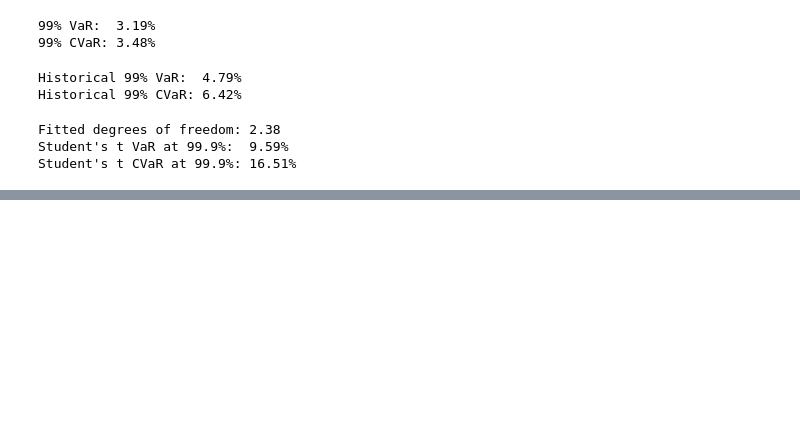
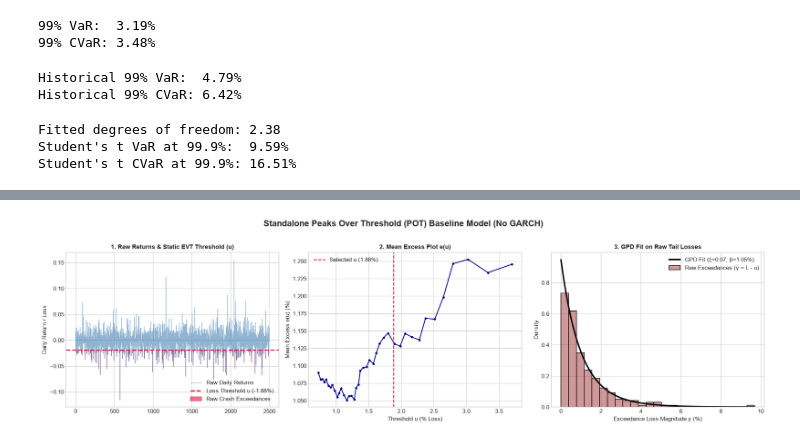
Before and after one commit to adhyanambisan/EVT, a Jupyter notebook: Tail_Risk.ipynb, the cells around one changed output, grey strips where cells are left out. Drawn from its saved outputs; the diff is of its cells as text; code cells hidden in the pictures; blank space fills up the shorter version.

```diff
--- a/Tail_Risk.ipynb
+++ b/Tail_Risk.ipynb
@@ -99,0 +281,78 @@ Student's t CVaR at 99.9%: 16.51%
+# %%
+import numpy as np
+import pandas as pd
+import matplotlib.pyplot as plt
+import seaborn as sns
+from scipy.stats import genpareto
+
+# Set clean aesthetic style
+plt.style.use('seaborn-v0_8-whitegrid' if 'seaborn-v0_8-whitegrid' in plt.style.available else 'default')
+fig, axes = plt.subplots(1, 3, figsize=(18, 5), dpi=120)
+fig.suptitle('Standalone Peaks Over Threshold (POT) Baseline Model (No GARCH)', fontsize=15, fontweight='bold', y=1.02)
+
+# -----------------------------------------------------------------------------
+# 1. Generate Raw Return Data with Heavy Tails
+# -----------------------------------------------------------------------------
+np.random.seed(42)
+n_obs = 2500
+# Simulate returns with fat-tailed Student-t distribution
+raw_returns = pd.Series(np.random.standard_t(df=4, size=n_obs) * 0.012)
+losses = -raw_returns.values  # Invert sign so crashes become positive loss values
+
+# Select threshold u at 90th percentile of raw losses
+u_quantile = 0.90
+u = np.quantile(losses, u_quantile)
+exceedances = losses[losses > u] - u
+
+# Fit GPD directly to raw exceedances via Maximum Likelihood Estimation
+xi, _, beta = genpareto.fit(exceedances, floc=0)
+
+# -----------------------------------------------------------------------------
+# Panel 1: Raw Returns Time Series & Static Loss Threshold
+# -----------------------------------------------------------------------------
+ax1 = axes[0]
+ax1.plot(raw_returns, color='steelblue', alpha=0.6, linewidth=0.8, label='Raw Daily Returns')
+ax1.axhline(-u, color='crimson', linestyle='--', linewidth=2, label=f'Loss Threshold u (-{u*100:.2f}%)')
+ax1.fill_between(range(n_obs), raw_returns, -u, where=(raw_returns < -u), color='crimson', alpha=0.6, label='Raw Crash Exceedances')
+ax1.set_title('1. Raw Returns & Static EVT Threshold (u)', fontsize=11, fontweight='bold')
+ax1.set_ylabel('Daily Return / Loss')
+ax1.legend(loc='lower right')
+
+# -----------------------------------------------------------------------------
+# Panel 2: Diagnostic Mean Excess Plot (MEP) for Threshold Selection
+# -----------------------------------------------------------------------------
+threshold_grid = np.quantile(losses, np.linspace(0.70, 0.98, 40))
+mean_excess_values = []
+
+for u_val in threshold_grid:
+    e_vals = losses[losses > u_val] - u_val
+    mean_excess_values.append(np.mean(e_vals) if len(e_vals) > 0 else 0)
+
+ax2 = axes[1]
+ax2.plot(threshold_grid * 100, np.array(mean_excess_values) * 100, marker='o', color='darkblue', markersize=3, linestyle='-')
+ax2.axvline(u * 100, color='crimson', linestyle='--', label=f'Selected u ({u*100:.2f}%)')
+ax2.set_title('2. Mean Excess Plot e(u)', fontsize=11, fontweight='bold')
+ax2.set_xlabel('Threshold u (% Loss)')
+ax2.set_ylabel('Mean Excess e(u) (%)')
+ax2.legend(loc='upper left')
+
+# -----------------------------------------------------------------------------
+# Panel 3: GPD Tail Density Fit on Raw Loss Exceedances
+# -----------------------------------------------------------------------------
+ax3 = axes[2]
+sns.histplot(exceedances * 100, stat='density', bins=25, color='darkred', alpha=0.4, ax=ax3, label='Raw Exceedances (y = L - u)')
+
+# Plot GPD PDF
+y_grid = np.linspace(0, max(exceedances), 200)
+gpd_pdf = genpareto.pdf(y_grid, c=xi, scale=beta) / 100  # Scale for percentage plot
+ax3.plot(y_grid * 100, gpd_pdf, color='black', linewidth=2.5, label=f'GPD Fit (ξ={xi:.2f}, β={beta*100:.2f}%)')
+
+ax3.set_title('3. GPD Fit on Raw Tail Losses', fontsize=11, fontweight='bold')
+ax3.set_xlabel('Exceedance Loss Magnitude y (%)')
+ax3.set_ylabel('Density')
+ax3.legend(loc='upper right')
+
+plt.tight_layout()
+plt.show()
+# %% [output]
+[figure, added]
```
Also changed, not shown: parts of 8 cells of this notebook.
